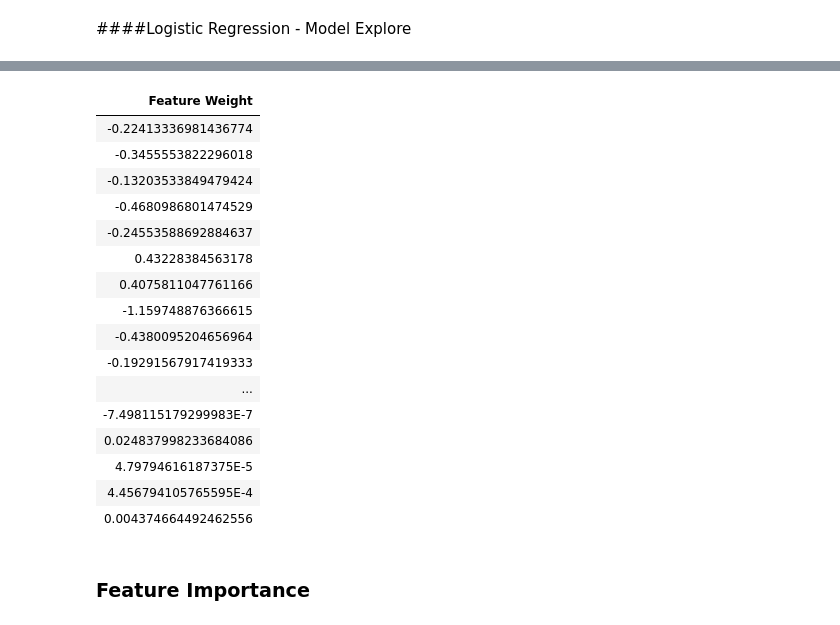
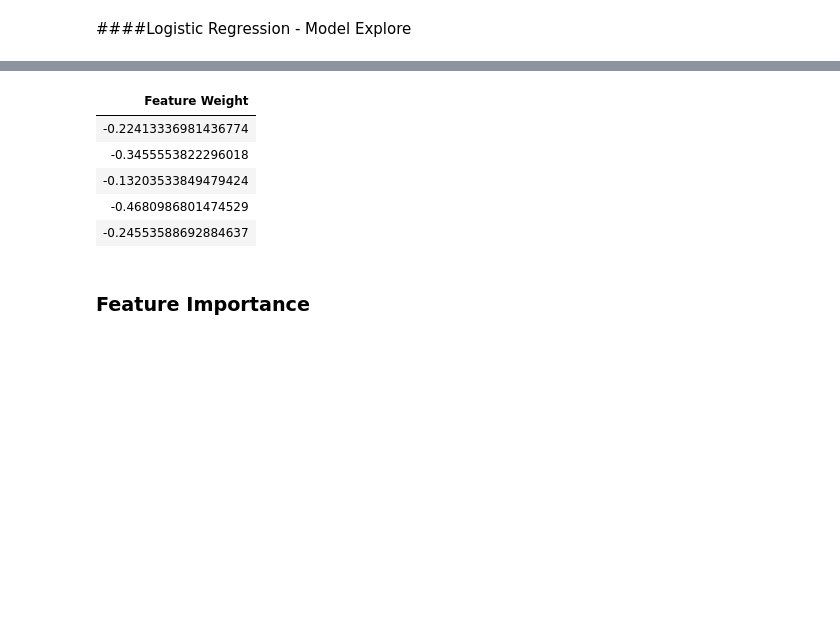
Before and after one commit to scottpenn/spark, a Jupyter notebook: Spark DF, SQL, ML Exercise.ipynb, the cells around one changed output, grey strips where cells are left out. Cells and saved outputs as stored; diff of their text form; code cells hidden in the pictures; blank space fills up the shorter version.

```diff
--- a/Spark DF, SQL, ML Exercise.ipynb
+++ b/Spark DF, SQL, ML Exercise.ipynb
@@ -646,26 +658,15 @@ print('Model Intercept: ', lrCvModel.bestModel.intercept)
 # %%
 lrWeights = lrCvModel.bestModel.coefficients
 lrWeights = [(float(w),) for w in lrWeights]  # convert numpy type to float, and to tuple
 lrWeightsDF = sqlContext.createDataFrame(lrWeights, ["Feature Weight"])
-display(lrWeightsDF)
+display(lrWeightsDF.take(5))
 # %% [output]
 | Feature Weight |
 | -0.22413336981436774 |
 | -0.3455553822296018 |
 | -0.13203533849479424 |
 | -0.4680986801474529 |
 | -0.24553588692884637 |
-| 0.43228384563178 |
-| 0.4075811047761166 |
-| -1.159748876366615 |
-| -0.4380095204656964 |
-| -0.19291567917419333 |
-| ... |
-| -7.498115179299983E-7 |
-| 0.024837998233684086 |
-| 4.79794616187375E-5 |
-| 4.456794105765595E-4 |
-| 0.004374664492462556 |
 # %% [markdown]
 ### Feature Importance
 # %% [markdown]
```
Also changed, not shown: parts of 13 cells of this notebook, 1 other file.
